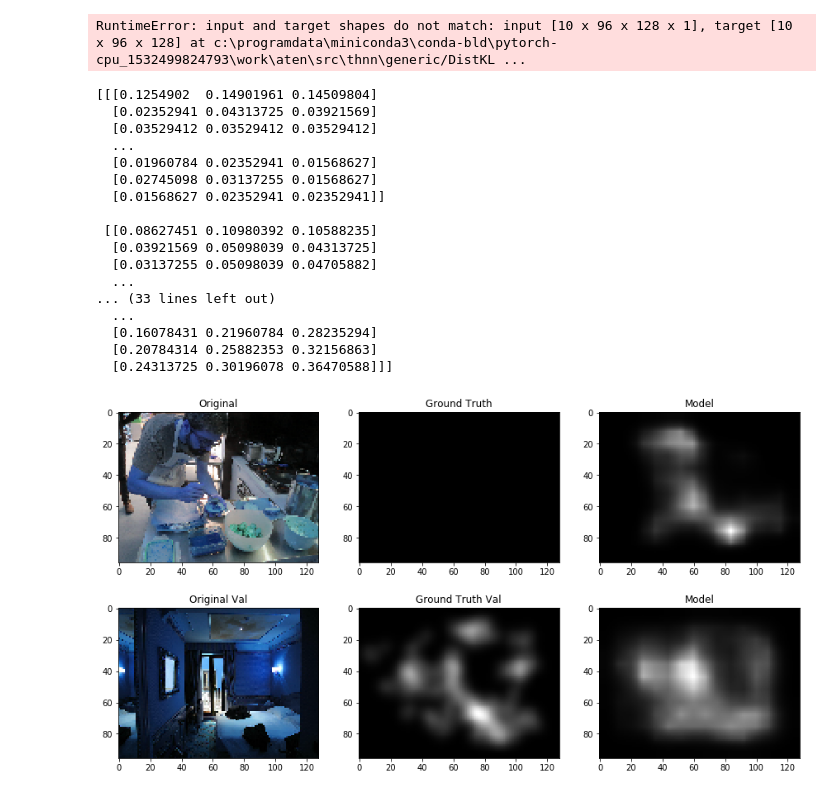
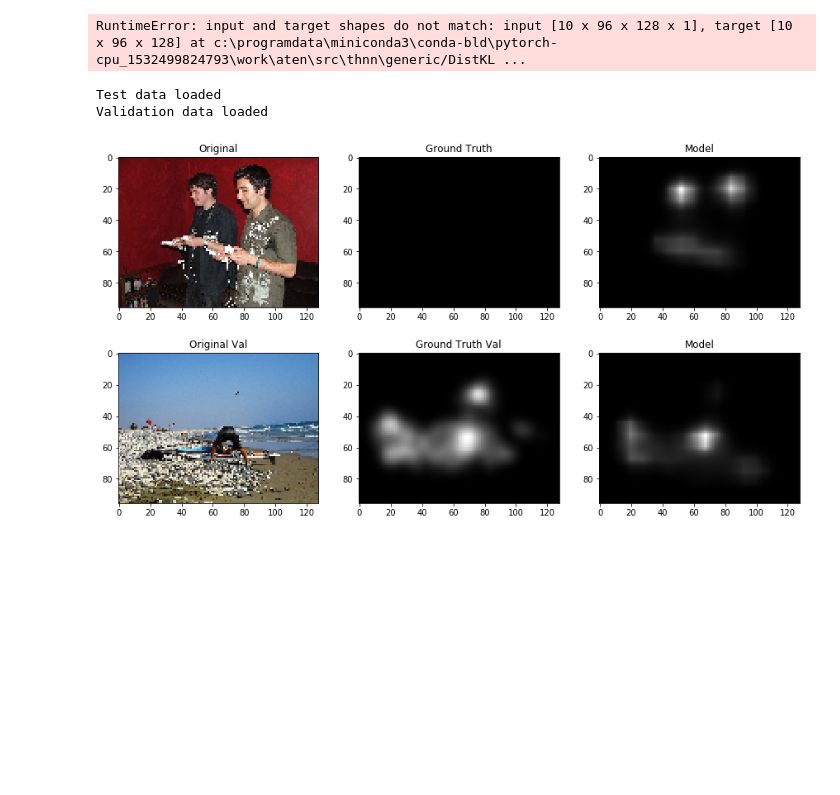
Before and after one commit to Hoclor/CoSADUV-Contextual-Saliency-for-Detecting-Anomalies-in-UAV-Video, a Jupyter notebook: DSCLRCN-PyTorch/DSCLRCN_exp.ipynb, the cells around one changed output. Saved outputs shown, nothing was run; the diff lists cells and outputs as text; code cells hidden in the pictures; blank space fills up the shorter version.

```diff
--- a/DSCLRCN-PyTorch/DSCLRCN_exp.ipynb
+++ b/DSCLRCN-PyTorch/DSCLRCN_exp.ipynb
@@ -87,10 +87,15 @@ model = torch.load("pretrained/model_seg_100_lr4_batch20_epoch10", map_location=
 # This does NOT contain any fixation maps, as these are not provided with SALICON test images
 with open('Dataset/Transformed/test_datadict.pickle', 'rb') as f:
         test_data_original = pickle.load(f)
+        print("Test data loaded")
 
 # Loading the original images from the validation set ('val_datadict.pickle': dictionary of images and fixation maps)
 with open('Dataset/Transformed/val_datadict.pickle', 'rb') as f:
         val_data_original = pickle.load(f)
+        print("Validation data loaded")
+# %% [output]
+Test data loaded
+Validation data loaded
 # %%
 # Testing the different models on a random image from the val set:
 
@@ -99,9 +104,9 @@ val_image_id  = randint(0, len(val_data_original['images'])-1)
 
 x,y = test_data.__getitem__(test_image_id)
 x_val, y_val = val_data.__getitem__(val_image_id)
-# as original is stored as type float, but values 0-255, convert these to be in range 0-1 by dividing by 255
-original = test_data_original['images'][test_image_id]/255
-original_val = val_data_original['images'][val_image_id]/255
+
+original = test_data_original['images'][test_image_id]
+original_val = val_data_original['images'][val_image_id]
 
 x = x.contiguous().view(1, *x.size())
 x_val = x_val.contiguous().view(1, *x_val.size())
@@ -120,7 +125,6 @@ x_sal_nmp = x_sal.squeeze().data.numpy()
 
 x_val_sal = model(Variable(x_val))
 x_val_sal_nmp = x_val_sal.squeeze().data.numpy()
-
 
 plt.figure(figsize=(20,8))
 plt.subplot(2,4,1); plt.title('Original')
@@ -136,51 +140,34 @@ plt.subplot(2,4,5); plt.title('Original Val')
 plt.imshow(original_val)
 plt.subplot(2,4,6); plt.title('Ground Truth Val')
 plt.imshow(y_val, cmap='gray')
 
 plt.subplot(2,4,7)
 plt.imshow(x_val_sal_nmp, cmap='gray'); plt.title('Model')
 
 # plt.subplot(2,4,6)
 # plt.imshow(x_sal_nmp2, cmap='gray'); plt.title('Seg.+Context+LSTM')
 
 # plt.subplot(2,4,3)
 # plt.imshow(x_sal_nmp3, cmap='gray'); plt.title('CNN+LSTM')
 # plt.subplot(2,4,7)
 # plt.imshow(x_sal_nmp4, cmap='gray'); plt.title('Seg.+LSTM')
 
 # plt.subplot(2,4,4)
 # plt.imshow(x_sal_nmp5, cmap='gray'); plt.title('CNN')
 
 # plt.subplot(2,4,8)
 # plt.imshow(x_sal_nmp6, cmap='gray'); plt.title('Seg.')
 # plt.savefig('ResExamples/example_'+str(test_image_id)+'.png')
 plt.show()
 
 # model.eval()
 # x_saln = model(Variable(x))
 # x_saln_nmp = x_saln.squeeze().cpu().data.numpy()
 
 # plt.imshow(x_saln_nmp, cmap='gray'); plt.title('new')
 # plt.show()
 # %% [output]
-[[[0.1254902  0.14901961 0.14509804]
-  [0.02352941 0.04313725 0.03921569]
-  [0.03529412 0.03529412 0.03529412]
-  ...
-  [0.01960784 0.02352941 0.01568627]
-  [0.02745098 0.03137255 0.01568627]
-  [0.01568627 0.02352941 0.02352941]]
-
- [[0.08627451 0.10980392 0.10588235]
-  [0.03921569 0.05098039 0.04313725]
-  [0.03137255 0.05098039 0.04705882]
-  ...
-... (33 lines left out)
-  ...
-  [0.16078431 0.21960784 0.28235294]
-  [0.20784314 0.25882353 0.32156863]
-  [0.24313725 0.30196078 0.36470588]]]
-[figure, old version]
+[figure, new version]
 # %%
 # Obtaining KLD Loss values on th test set for different models:
 
```
Also changed, not shown: 1 other file.
